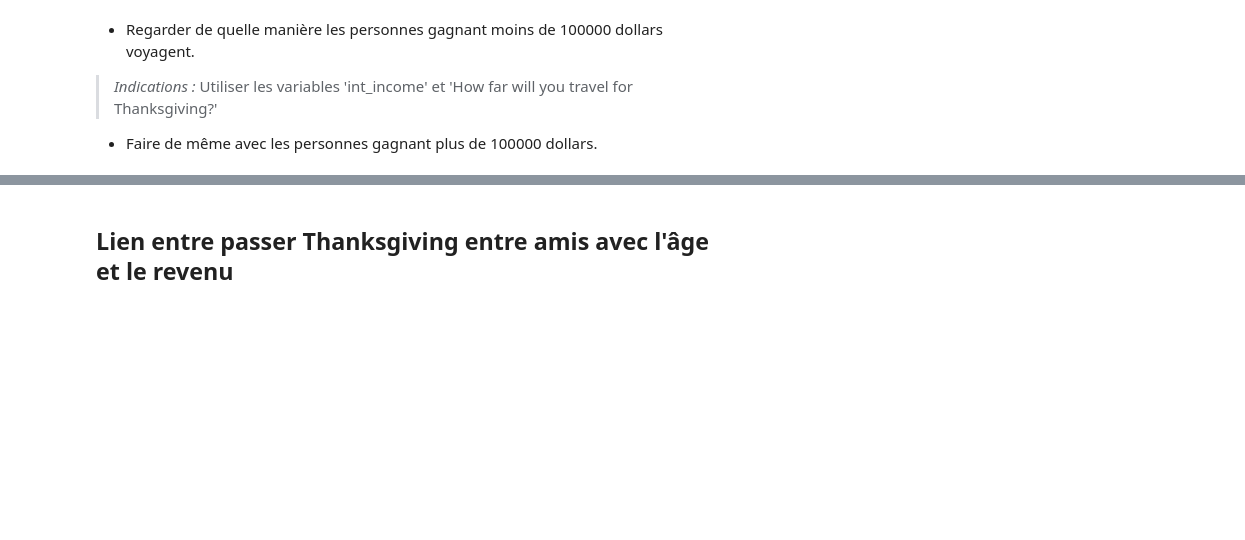
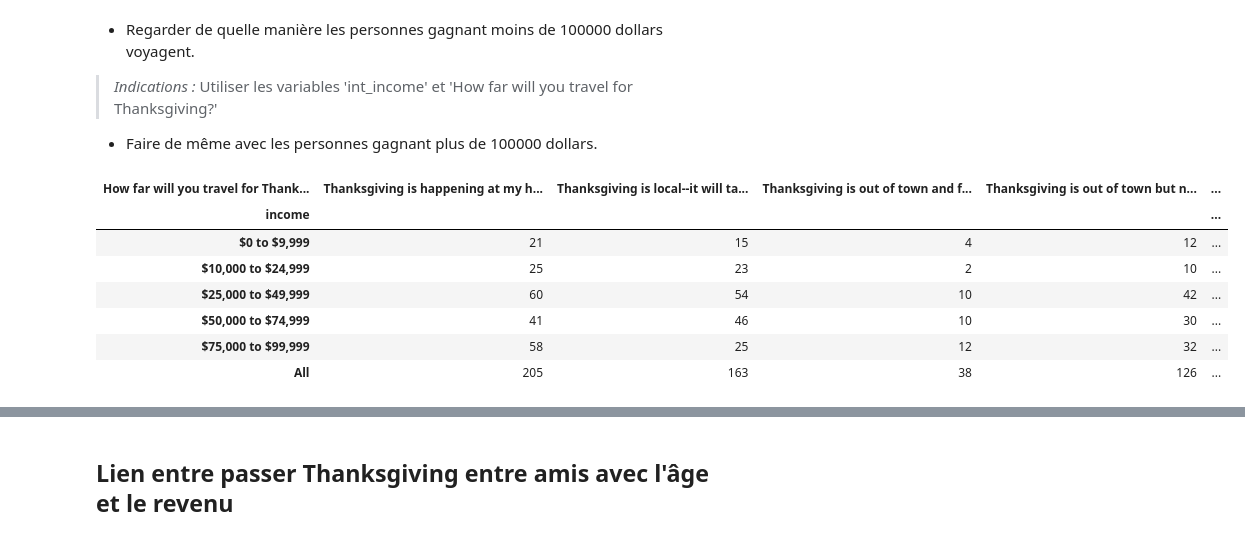
Before and after one commit to louiskuhn/IA-P2-Euskadi, a Jupyter notebook: Python/1. Analyse de données/Exo2_add.ipynb, the cells around one changed output, grey strips where cells are left out. Cells and saved outputs as stored; diff of their text form; code cells hidden in the pictures; blank space fills up the shorter version.

```diff
--- a/Python/1. Analyse de données/Exo2_add.ipynb
+++ b/Python/1. Analyse de données/Exo2_add.ipynb
@@ -32,0 +182,2 @@
+# %%
+df['age_num2'] = df.apply(convert_age_row, axis=1)
@@ -35,3 +205,5 @@
 # %% [markdown]
 Appliquer exactement la même méthodologie pour convertir le revenu (colonne 'How much total combined money did all members of your HOUSEHOLD earn last year?') en valeur numérique.
 Nommer la nouvelle variable 'income_num'.
+# %%
+df.rename(columns={'How much total combined money did all members of your HOUSEHOLD earn last year?':'income'}, inplace=True)
@@ -37,0 +218,13 @@ Nommer la nouvelle variable 'income_num'.
+# %%
+def convert_money(chaine):
+    if pd.isnull(chaine) | (chaine == "Prefer not to answer"):
+        return None
+    else:
+        chaine = chaine.replace('$', '').replace(' and up', '').replace(',', '')
+        vals = chaine.split(' ')
+        inf = int(vals[0])
+        sup = int(vals[-1])
+        return (inf+sup)/2
+# %%
+df['income_num'] = df['income'].apply(convert_money)
+df['income_num'].describe()
@@ -41,3 +244,18 @@ Nommer la nouvelle variable 'income_num'.
 - Regarder de quelle manière les personnes gagnant moins de 100000 dollars voyagent.
 > _Indications :_ Utiliser les variables 'int_income' et 'How far will you travel for Thanksgiving?'
 - Faire de même avec les personnes gagnant plus de 100000 dollars.
+# %%
+df[df.income_num<100000].pivot_table(columns='How far will you travel for Thanksgiving?',
+                                     index='income',
+                                     values='RespondentID',
+                                     aggfunc='count',
+                                     margins=True)
+# %% [output]
+| How far will you travel for Thank... | Thanksgiving is happening at my h... | Thanksgiving is local--it will ta... | Thanksgiving is out of town and f... | Thanksgiving is out of town but n... | ... |
+| income |  |  |  |  | ... |
+| $0 to $9,999 | 21 | 15 | 4 | 12 | ... |
+| $10,000 to $24,999 | 25 | 23 | 2 | 10 | ... |
+| $25,000 to $49,999 | 60 | 54 | 10 | 42 | ... |
+| $50,000 to $74,999 | 41 | 46 | 10 | 30 | ... |
+| $75,000 to $99,999 | 58 | 25 | 12 | 32 | ... |
+| All | 205 | 163 | 38 | 126 | ... |
```
Also changed, not shown: parts of 23 cells of this notebook.
